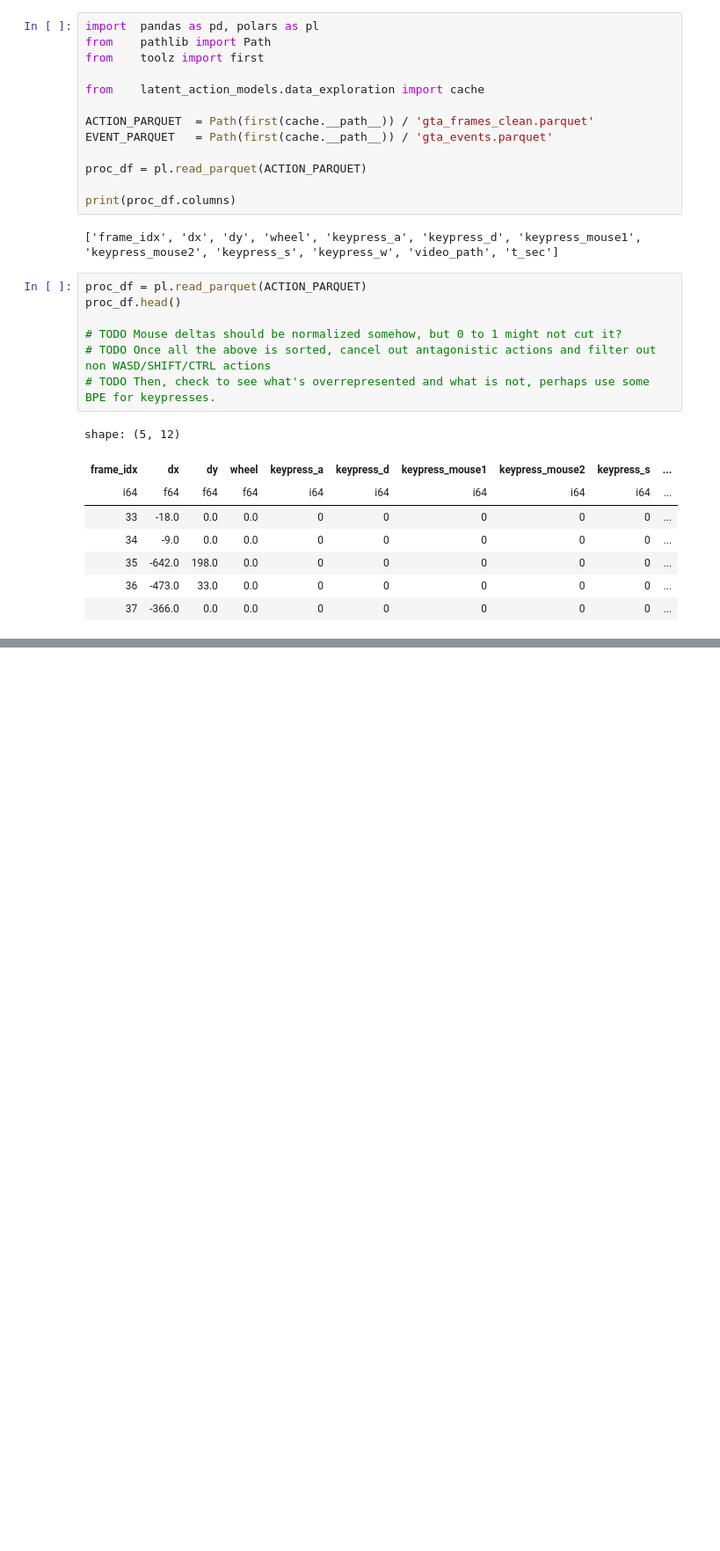
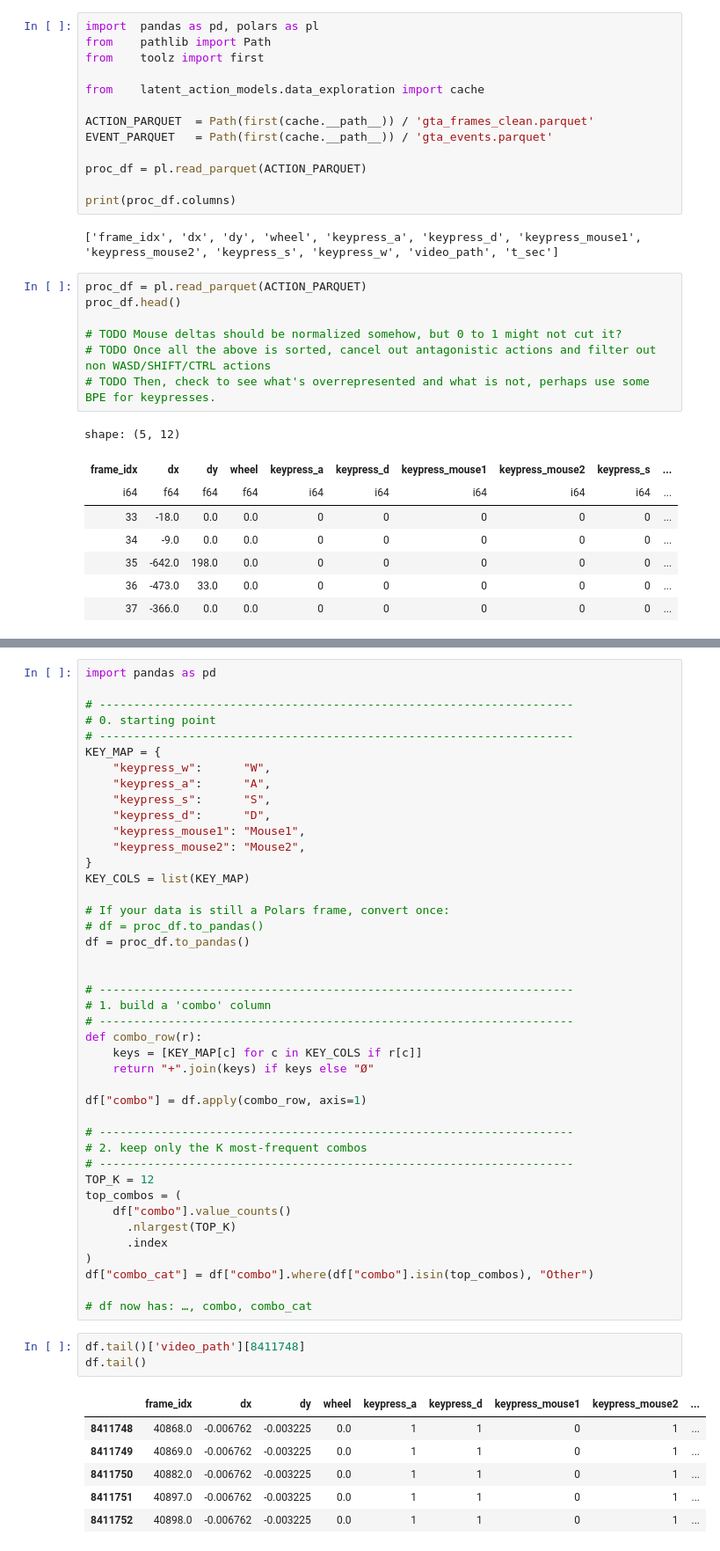
Before and after one commit to Wayfarer-Labs/wayfarer-latent-action-models, a Jupyter notebook: latent_action_models/data_exploration/visualizations.ipynb, the cells around one changed output, grey strips where cells are left out. Shown at 88% size. Saved outputs shown, nothing was run; the diff lists cells and outputs as text; blank space fills up the shorter version.

```diff
--- a/latent_action_models/data_exploration/visualizations.ipynb
+++ b/latent_action_models/data_exploration/visualizations.ipynb
@@ -38,0 +111,52 @@ shape: (1, 6)
+# %%
+import pandas as pd
+
+# ---------------------------------------------------------------------
+# 0. starting point
+# ---------------------------------------------------------------------
+KEY_MAP = {
+    "keypress_w":      "W",
+    "keypress_a":      "A",
+    "keypress_s":      "S",
+    "keypress_d":      "D",
+    "keypress_mouse1": "Mouse1",
+    "keypress_mouse2": "Mouse2",
+}
+KEY_COLS = list(KEY_MAP)
+
+# If your data is still a Polars frame, convert once:
+# df = proc_df.to_pandas()
+df = proc_df.to_pandas()
+
+
+# ---------------------------------------------------------------------
+# 1. build a 'combo' column
+# ---------------------------------------------------------------------
+def combo_row(r):
+    keys = [KEY_MAP[c] for c in KEY_COLS if r[c]]
+    return "+".join(keys) if keys else "Ø"
+
+df["combo"] = df.apply(combo_row, axis=1)
+
+# ---------------------------------------------------------------------
+# 2. keep only the K most-frequent combos
+# ---------------------------------------------------------------------
+TOP_K = 12
+top_combos = (
+    df["combo"].value_counts()
+      .nlargest(TOP_K)
+      .index
+)
+df["combo_cat"] = df["combo"].where(df["combo"].isin(top_combos), "Other")
+
+# df now has: …, combo, combo_cat
+# %%
+df.tail()['video_path'][8411748]
+df.tail()
+# %% [output]
+|  | frame_idx | dx | dy | wheel | keypress_a | keypress_d | keypress_mouse1 | keypress_mouse2 | ... |
+| 8411748 | 40868.0 | -0.006762 | -0.003225 | 0.0 | 1 | 1 | 0 | 1 | ... |
+| 8411749 | 40869.0 | -0.006762 | -0.003225 | 0.0 | 1 | 1 | 0 | 1 | ... |
+| 8411750 | 40882.0 | -0.006762 | -0.003225 | 0.0 | 1 | 1 | 0 | 1 | ... |
+| 8411751 | 40897.0 | -0.006762 | -0.003225 | 0.0 | 1 | 1 | 0 | 1 | ... |
+| 8411752 | 40898.0 | -0.006762 | -0.003225 | 0.0 | 1 | 1 | 0 | 1 | ... |
```
Also changed, not shown: parts of 2 cells of this notebook, 1 other file.
